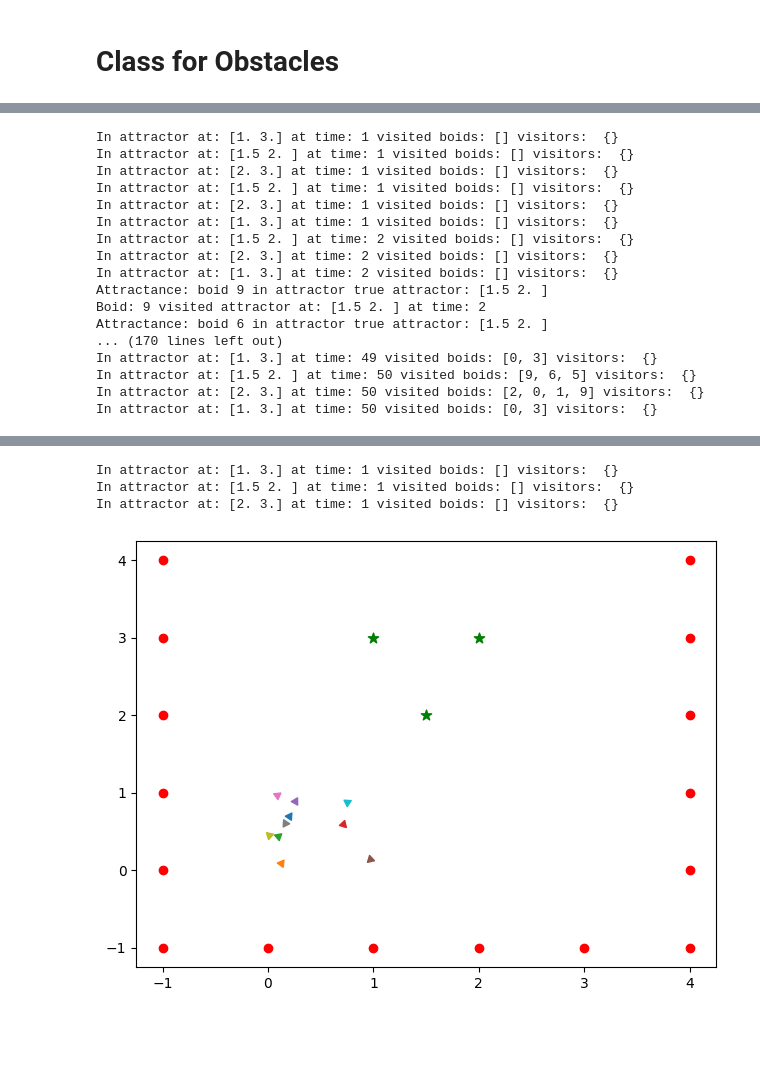
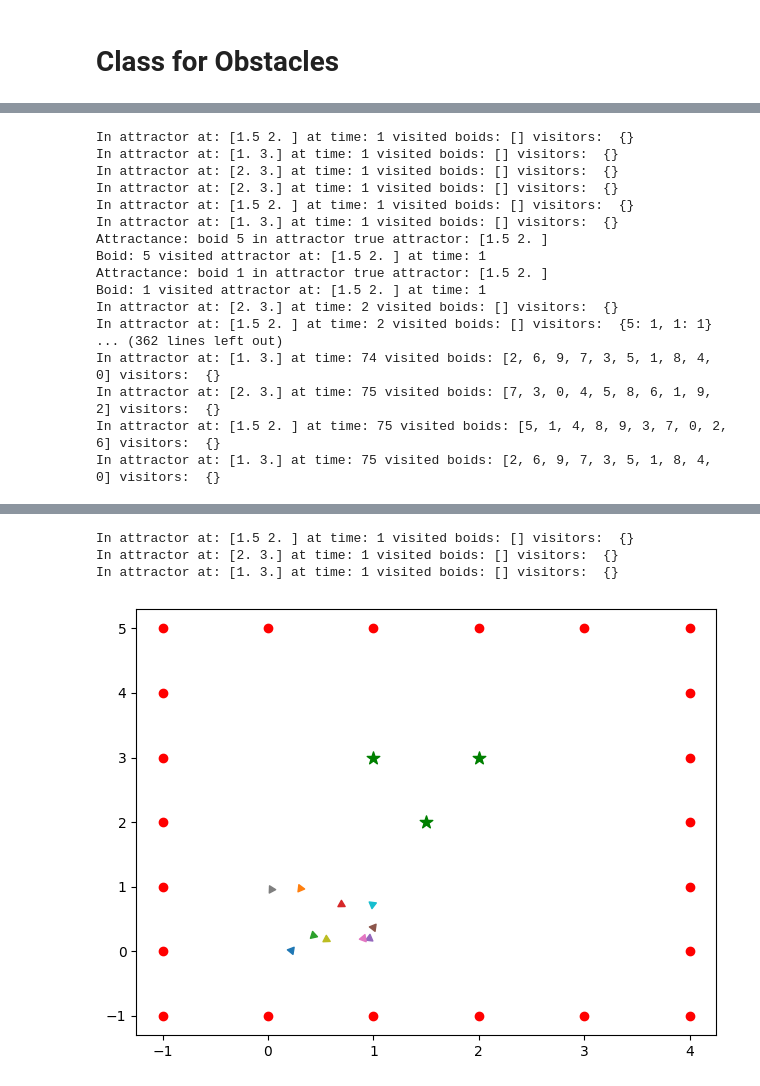
Before and after one commit to Ismail-Armutcu/Algorithms-for-Interactive-Sytems, a Jupyter notebook: MMI513_PA6_BeeDroids.ipynb, the cells around one changed output, grey strips where cells are left out. Drawn from its saved outputs; the diff is of its cells as text; code cells hidden in the pictures; blank space fills up the shorter version.

```diff
--- a/MMI513_PA6_BeeDroids.ipynb
+++ b/MMI513_PA6_BeeDroids.ipynb
@@ -9,10 +16,10 @@ from IPython.display import HTML
 # Utility Functions
 # %%
 DAVOIDANCE = 3 ## Avoidance Distance
-DATTRACTANCE = 0.3 ## Attraction Distance
+DATTRACTANCE = 0.7 ## Attraction Distance
 ## If a beeDroid's distance is DATTRACTANCE to Attractor, it visits the Attractor
 ATTRACTANCETIME = 2 ## The time a beeDroid visits the Attractor
-TOTALATTRACTIONTIME = 20 ## All the Attractors becomes passive after this time
+TOTALATTRACTIONTIME = 30 ## All the Attractors becomes passive after this time
 
 def unitvector(vec):
     nrm =  np.linalg.norm(vec)
@@ -294,7 +312,6 @@ def plotflockset(F, fig,ax):
         xs.append(x)
         ys.append(y)
         ax.scatter(x, y, marker=(3, 0, np.rad2deg(th)))
-
     fig.tight_layout()
     return fig,ax
 
@@ -302,19 +319,15 @@ def plotobstacleset(A,fig,ax):
     for obs in A:
         [x,y] = obs.getposition()
         ax.scatter(x,y,marker ='o',color = 'r')
-        #circle = plt.Circle(obs.getposition(), obs.getradius())
-        #ax.add_patch(circle)
-    #fig.tight_layout()
+    fig.tight_layout()
     return fig,ax
 
-def plotattractorset(AttractorSet,fig,ax):
-
+def plotattractorset(AttractorSet,fig,ax):## If the attractor has visitors its color will be blue, else it will be green
     for attr in AttractorSet:
       [x,y] = attr.getposition()
       if(len(attr._visitors)>=1):
-        ax.scatter(x,y,60,marker ='*',color='b')
+        ax.scatter(x,y,s=90,marker ='*',color='b')
       else:
-        ax.scatter(x,y,60,marker ='*',color='g')
-
+        ax.scatter(x,y,s=90,marker ='*',color='g')
     fig.tight_layout()
     return fig,ax
@@ -395,5 +417,5 @@ def attractance(AttractorSet,boid):
 # %%
-def flock(B, ObstacleSet,AttractorSet, ws=0.2, wa=0.2, wc=0.4, wf=0.8, wattr=1.0, maxspeed=3):
+def flock(B, ObstacleSet,AttractorSet, ws=0.2, wa=0.2, wc=0.4, wf=0.8, wattr=1.9, maxspeed=3):
     F = setdeepcopy(B)
     R = set()
     while len(F) > 0:
@@ -424,20 +446,16 @@ def flock(B, ObstacleSet,AttractorSet, ws=0.2, wa=0.2, wc=0.4, wf=0.8, wattr=1.0
                 visibleObstacles.add(object)
         aavoidance = wf * avoidance(visibleObstacles, f)
 
-        aattractance,f = attractance(AttractorSet,f)
+        aattractance,f = attractance(AttractorSet,f) ## Calculate acceleration for attraction, update the beedroid f
         aattractance = wattr * aattractance
         atotal = aseperation+ aalignment+ acohesion + aavoidance
-        if np.linalg.norm(atotal- f.getvelocity()) >= maxspeed:
+        if np.linalg.norm(atotal- f.getvelocity()) >= maxspeed: ## If the calculated accelerations exceeds the bounds, normalize them
           percent = atotal/maxspeed
           aseperation /= percent
           aalignment /= percent
           acohesion /= percent
           aavoidance /= percent
           atotal = aseperation+ aalignment+ acohesion + aavoidance
-
-
-
-
 
         b = f.copy()
         b.addvelocity(atotal)
@@ -451,58 +526,54 @@ def flock(B, ObstacleSet,AttractorSet, ws=0.2, wa=0.2, wc=0.4, wf=0.8, wattr=1.0
 # %%
 fig,ax = plt.subplots()
-def update(frame):
+def update2(frame):
     global F,ax,fig,obsset,aset
     if frame == 0:
-      positionsObstacle = [
+      positionsObstacle = [np.array([-1, 5]),np.array([0, 5]),np.array([1, 5]),np.array([2, 5]),np.array([3, 5]),np.array([4, 5]),
                      np.array([4, 4]),np.array([4, 3]),np.array([4, 2]),np.array([4, 1]),np.array([4, 0]),np.array([4, -1]),
                      np.array([3, -1]),np.array([2, -1]),np.array([1, -1]),np.array([0, -1]),np.array([-1, -1]),
                      np.array([-1, 0]),np.array([-1, 1]),np.array([-1, 2]),np.array([-1, 3]),np.array([-1, 4])]
-      radiiObstacle = [0.1]*16
+      radiiObstacle = [0.1]*22
       #positionsAttractor = [np.array([0.5, 1.]), np.array([1.5, 1.5]), np.array([2.2,2.2]), np.array([3.3,3.3]), np.array([1.5,3.])]
       #radiiAttractor = [0.1, 0.1, 0.1, 0.1, 0.1]
       #positionsObstacle = [np.array([-.5, 5.])]
       #radiiObstacle = [0.1]
       positionsAttractor = [np.array([1.0, 3.0]),np.array([2.0, 3.0]),np.array([1.5, 2.0])]
       radiiAttractor = [0.1]*3
       obsset = obstacleset(positionsObstacle, radiiObstacle)
       aset = attractorset(positionsAttractor, radiiAttractor)
       F = flockset(10, [0, 1], [0, 1], 0.1, 1., obsset, 5)
 
     ax.clear()
     fig,ax = plotobstacleset(obsset,fig,ax)
     fig,ax = plotflockset(F, fig,ax)
     fig,ax = plotattractorset(aset,fig,ax)
     F = flock(F, obsset,aset)
 
 
-    fig.tight_layout()
 
 
-
-
-ani = animation.FuncAnimation(fig, update, frames=50, interval=250)
-#ani.save('set.gif', writer='pillow')
+ani = animation.FuncAnimation(fig, update2, frames=75, interval=250);
 HTML(ani.to_html5_video())
 # %% [output]
+In attractor at: [1.5 2. ] at time: 1 visited boids: [] visitors:  {}
 In attractor at: [1. 3.] at time: 1 visited boids: [] visitors:  {}
-In attractor at: [1.5 2. ] at time: 1 visited boids: [] visitors:  {}
+In attractor at: [2. 3.] at time: 1 visited boids: [] visitors:  {}
 In attractor at: [2. 3.] at time: 1 visited boids: [] visitors:  {}
 In attractor at: [1.5 2. ] at time: 1 visited boids: [] visitors:  {}
-In attractor at: [2. 3.] at time: 1 visited boids: [] visitors:  {}
 In attractor at: [1. 3.] at time: 1 visited boids: [] visitors:  {}
-In attractor at: [1.5 2. ] at time: 2 visited boids: [] visitors:  {}
+Attractance: boid 5 in attractor true attractor: [1.5 2. ]
+Boid: 5 visited attractor at: [1.5 2. ] at time: 1
+Attractance: boid 1 in attractor true attractor: [1.5 2. ]
+Boid: 1 visited attractor at: [1.5 2. ] at time: 1
 In attractor at: [2. 3.] at time: 2 visited boids: [] visitors:  {}
-In attractor at: [1. 3.] at time: 2 visited boids: [] visitors:  {}
-Attractance: boid 9 in attractor true attractor: [1.5 2. ]
-Boid: 9 visited attractor at: [1.5 2. ] at time: 2
-Attractance: boid 6 in attractor true attractor: [1.5 2. ]
-... (170 lines left out)
-In attractor at: [1. 3.] at time: 49 visited boids: [0, 3] visitors:  {}
-In attractor at: [1.5 2. ] at time: 50 visited boids: [9, 6, 5] visitors:  {}
-In attractor at: [2. 3.] at time: 50 visited boids: [2, 0, 1, 9] visitors:  {}
-In attractor at: [1. 3.] at time: 50 visited boids: [0, 3] visitors:  {}
+In attractor at: [1.5 2. ] at time: 2 visited boids: [] visitors:  {5: 1, 1: 1}
+... (362 lines left out)
+In attractor at: [1. 3.] at time: 74 visited boids: [2, 6, 9, 7, 3, 5, 1, 8, 4, 0] visitors:  {}
+In attractor at: [2. 3.] at time: 75 visited boids: [7, 3, 0, 4, 5, 8, 6, 1, 9, 2] visitors:  {}
+In attractor at: [1.5 2. ] at time: 75 visited boids: [5, 1, 4, 8, 9, 3, 7, 0, 2, 6] visitors:  {}
+In attractor at: [1. 3.] at time: 75 visited boids: [2, 6, 9, 7, 3, 5, 1, 8, 4, 0] visitors:  {}
 [interactive output not drawn]
-In attractor at: [1. 3.] at time: 1 visited boids: [] visitors:  {}
 In attractor at: [1.5 2. ] at time: 1 visited boids: [] visitors:  {}
 In attractor at: [2. 3.] at time: 1 visited boids: [] visitors:  {}
+In attractor at: [1. 3.] at time: 1 visited boids: [] visitors:  {}
-[figure, old version]
+[figure, new version]
```
Also changed, not shown: parts of 13 cells of this notebook.
